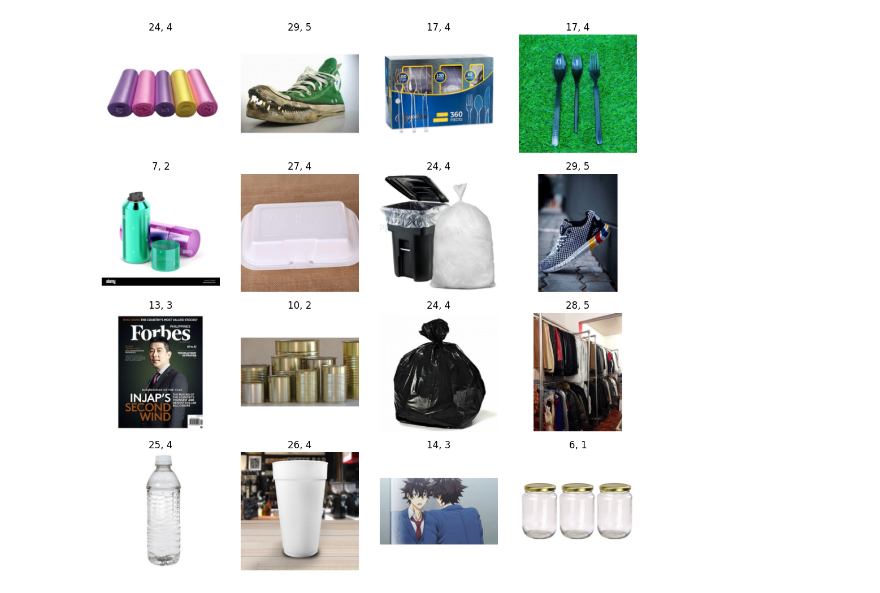
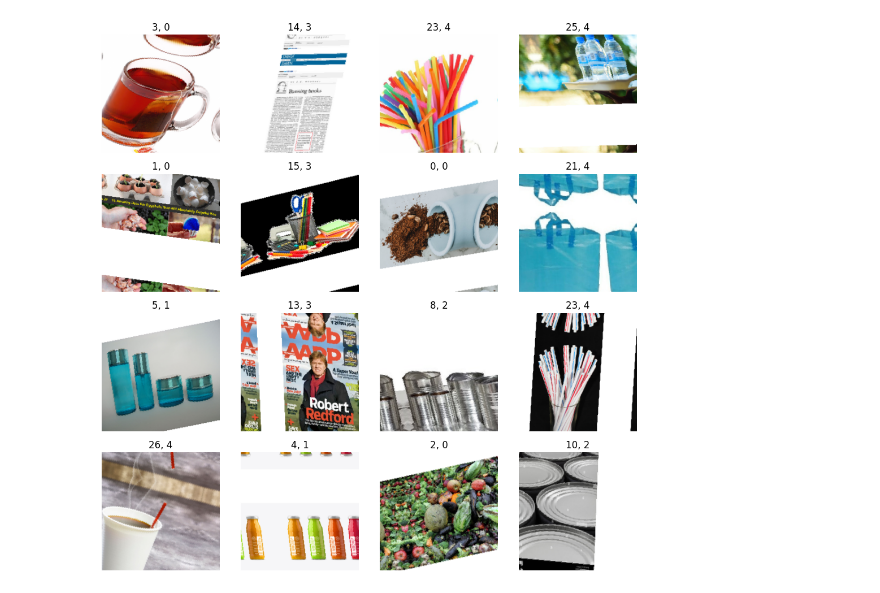
Before and after one commit to nickvivat/waste-classification, a Jupyter notebook: waste-classification.ipynb, the cells around one changed output. Cells and saved outputs as stored; diff of their text form; code cells hidden in the pictures.

```diff
--- a/waste-classification.ipynb
+++ b/waste-classification.ipynb
@@ -102,21 +102,23 @@ label_map = {
 }
 # %%
 transform = transforms.Compose([
+    transforms.Resize((224, 224)),
+    transforms.Pad(223, padding_mode='reflect'),
+    transforms.RandomAffine(degrees=15, translate=(0.1, 0.1), scale=(0.8, 1.2), shear=15),
+    transforms.CenterCrop(224),
     transforms.ToTensor(),
-    transforms.Resize((224, 224)),
-    transforms.CenterCrop(224),
 ])
 
 root_dirs = [r'C:\Users\Nickv\Documents\ImageProcessing\Project\dataset\images\Foodwaste', r'C:\Users\Nickv\Documents\ImageProcessing\Project\dataset\images\Glass', r'C:\Users\Nickv\Documents\ImageProcessing\Project\dataset\images\Metal', r'C:\Users\Nickv\Documents\ImageProcessing\Project\dataset\images\Papers', r'C:\Users\Nickv\Documents\ImageProcessing\Project\dataset\images\Plastic', r'C:\Users\Nickv\Documents\ImageProcessing\Project\dataset\images\Textile']
 category = [0, 1, 2, 3, 4, 5]
 
 dataset = WasteDataset(root_dirs=root_dirs, category=category, label_map=label_map, transforms=transform)
 dataloader = DataLoader(dataset, batch_size=16, shuffle=True)
 
 batch, label, category = next(iter(dataloader))
 imshow_grid(batch, label, category)
 # %% [output]
-[figure, old version]
+[figure, new version]
 # %%
 class Resnet50MultiTask(nn.Module):
     def __init__(self, num_waste_classes=30, num_category_classes=6):
```
Also changed, not shown: parts of 6 cells of this notebook.
